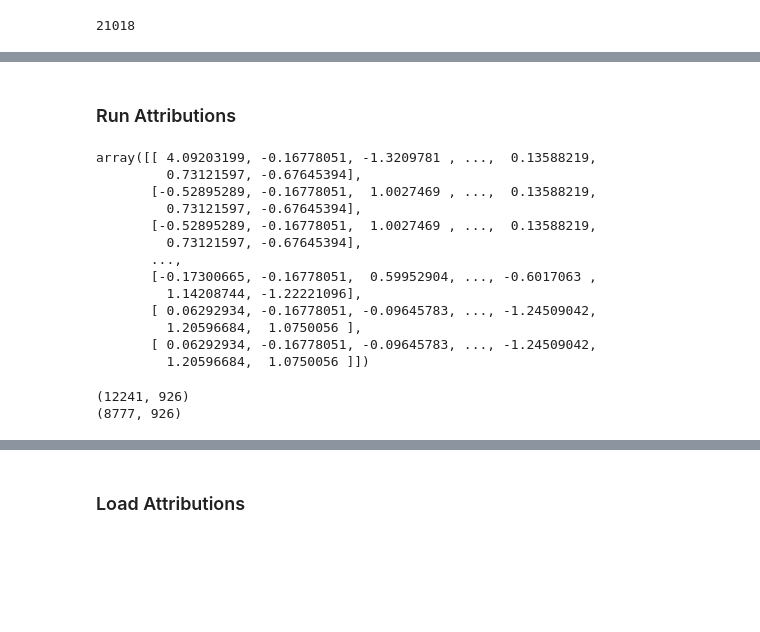
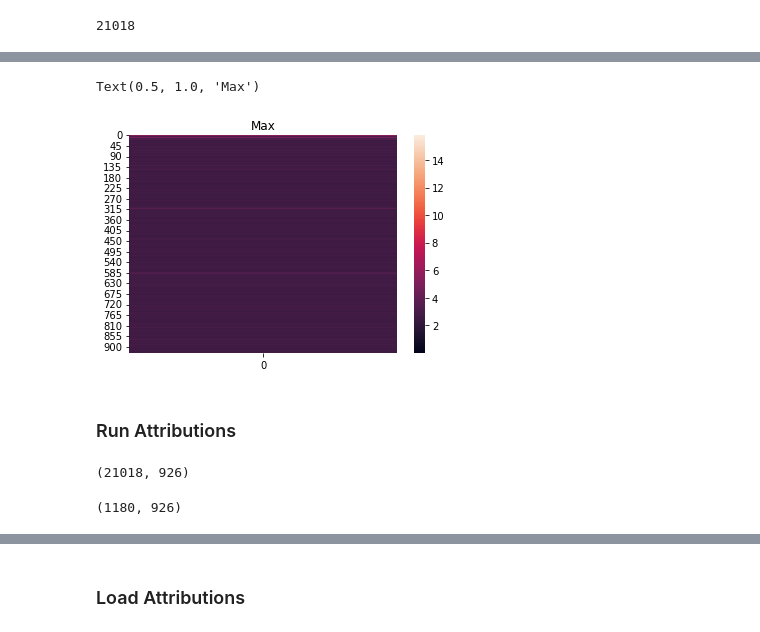
Before and after one commit to uzh-dqbm-cmi/graphnn, a Jupyter notebook: notebooks/AltModels/DeepAdr_train_eval-DrugComb-v1.5-5foldCV-AltModels-DeepSynergy.ipynb, the cells around one changed output, grey strips where cells are left out. Cells and saved outputs as stored; diff of their text form; code cells hidden in the pictures; blank space fills up the shorter version.

```diff
--- a/notebooks/AltModels/DeepAdr_train_eval-DrugComb-v1.5-5foldCV-AltModels-DeepSynergy.ipynb
+++ b/notebooks/AltModels/DeepAdr_train_eval-DrugComb-v1.5-5foldCV-AltModels-DeepSynergy.ipynb
@@ -398,0 +472,17 @@ len(df_pred_TP_zeros) + len(df_pred_TP_ones)
+# %%
+test_partition = fold_partitions[0]['test']
+test_partition_TP = np.intersect1d(test_partition, df_pred_TP.index.values)
+
+test_features = np.take(x_np_norm, test_partition_TP, axis=0)
+test_input_tensor = torch.from_numpy(test_features).to(device=device_cpu, dtype=fdtype)
+n_test_samples = test_input_tensor.size()[0]
+
+test_min, _ = torch.min(test_input_tensor, dim=0)
+test_max, _ = torch.max(test_input_tensor, dim=0)
+
+epsilon = 1e-3
+
+test_min_bline = (test_min-epsilon).repeat(n_test_samples, 1)
+test_max_bline = (test_max+epsilon).repeat(n_test_samples, 1)
+# %%
+dist_min_bline = test_input_tensor - test_min_bline
@@ -399,3 +511,9 @@ len(df_pred_TP_zeros) + len(df_pred_TP_ones)
+# %%
+ax = sns.heatmap(torch.max(dist_min_bline, axis=0).values.unsqueeze(1))
+ax.set_title("Max")
+# %% [output]
+Text(0.5, 1.0, 'Max')
+[figure, added]
 # %% [markdown]
 ### Run Attributions
 # %%
@@ -410,29 +530,20 @@ len(df_pred_TP_zeros) + len(df_pred_TP_ones)
 # %%
 test_features = np.take(x_np_norm, df_pred_TP.index.values, axis=0)
-test_features#.shape
+# test_features = np.take(x_np_norm, sel_idx, axis=0)
+test_features.shape
 # %% [output]
-array([[ 4.09203199, -0.16778051, -1.3209781 , ...,  0.13588219,
-         0.73121597, -0.67645394],
-       [-0.52895289, -0.16778051,  1.0027469 , ...,  0.13588219,
-         0.73121597, -0.67645394],
-       [-0.52895289, -0.16778051,  1.0027469 , ...,  0.13588219,
-         0.73121597, -0.67645394],
-       ...,
-       [-0.17300665, -0.16778051,  0.59952904, ..., -0.6017063 ,
-         1.14208744, -1.22221096],
-       [ 0.06292934, -0.16778051, -0.09645783, ..., -1.24509042,
-         1.20596684,  1.0750056 ],
-       [ 0.06292934, -0.16778051, -0.09645783, ..., -1.24509042,
-         1.20596684,  1.0750056 ]])
+(21018, 926)
 # %%
-test_features_zeros = np.take(test_features, df_pred_TP_zeros, axis=0)
-print(test_features_zeros.shape)
+# test_features_zeros = np.take(test_features, df_pred_TP_zeros, axis=0)
+# print(test_features_zeros.shape)
 
-test_features_ones = np.take(test_features, df_pred_TP_ones, axis=0)
-print(test_features_ones.shape)
+# test_features_ones = np.take(test_features, df_pred_TP_ones, axis=0)
+# print(test_features_ones.shape)
-# %% [output]
-(12241, 926)
-(8777, 926)
+# %%
+test_features_CellLine = np.take(x_np_norm, df_pred_TP_CellLine.index.values, axis=0)
+print(test_features_CellLine.shape)
+# %% [output]
+(1180, 926)
 # %%
 import torch.multiprocessing as mp
 mp.set_start_method("spawn", force=True)
```
Also changed, not shown: parts of 26 cells of this notebook, 1 other file.
